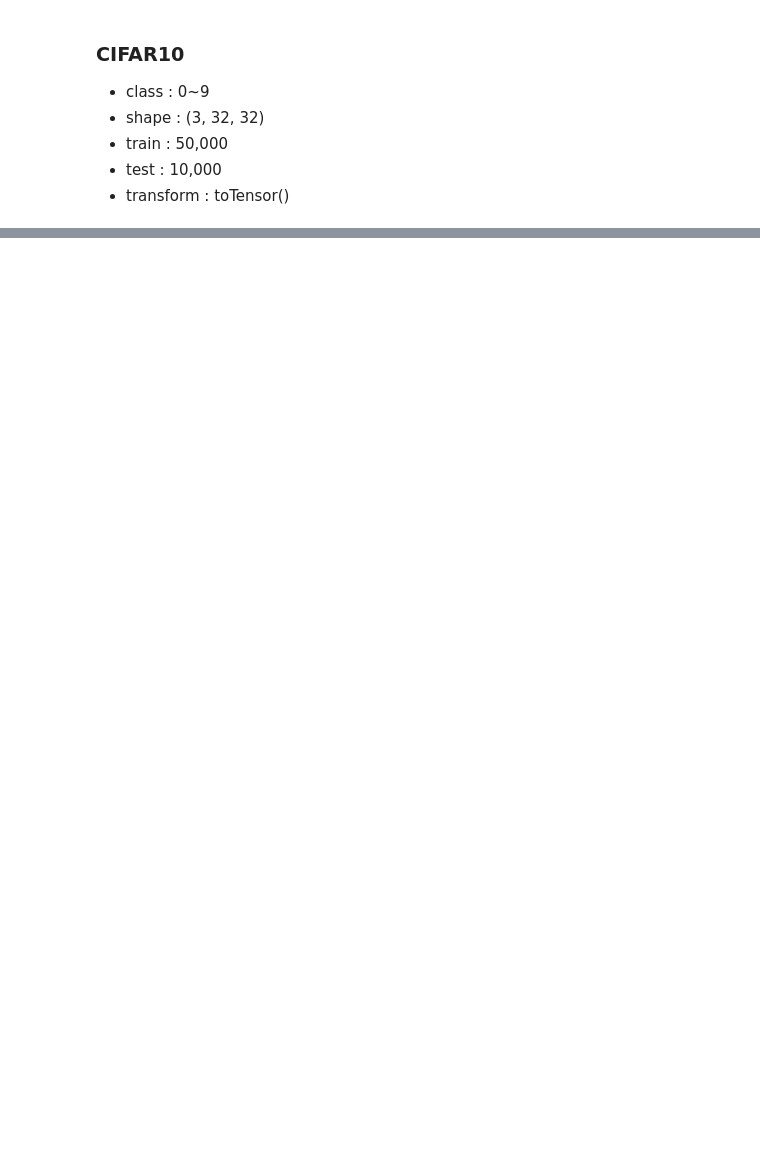
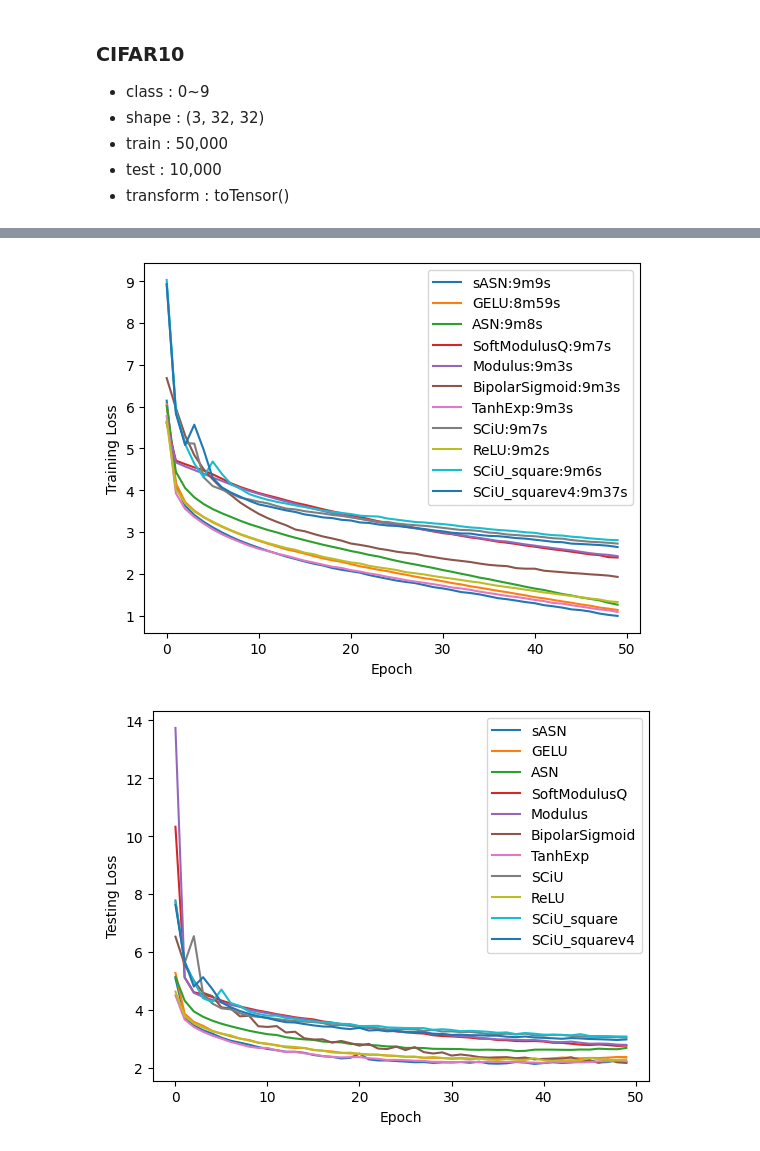
Before and after one commit to yeeca0101/experiments, a Jupyter notebook: dev_lab.ipynb, the cells around one changed output, grey strips where cells are left out. Cells and saved outputs as stored; diff of their text form; code cells hidden in the pictures; blank space fills up the shorter version.

```diff
--- a/dev_lab.ipynb
+++ b/dev_lab.ipynb
@@ -232,0 +258,42 @@ trainer.run_pipline(acts,
+# %%
+transform_train = transforms.Compose([
+    transforms.RandomCrop(32, padding=4),
+    transforms.RandomHorizontalFlip(),
+    transforms.ToTensor(),
+    transforms.Normalize((0.4914, 0.4822, 0.4465), (0.2023, 0.1994, 0.2010)),
+])
+
+transform_test = transforms.Compose([
+    transforms.ToTensor(),
+    transforms.Normalize((0.4914, 0.4822, 0.4465), (0.2023, 0.1994, 0.2010)),
+])
+
+train_dataset = CIFAR100(train=True,transform=transform_train)
+test_dataset = CIFAR100(train=False,transform=transform_test)
+
+
+train_loader = DataLoader(dataset=train_dataset, batch_size=512, shuffle=True,num_workers=2)
+test_loader = DataLoader(dataset=test_dataset, batch_size=512, shuffle=False,num_workers=2)
+# %%
+# model : ResNet18
+model_kwargs = {
+    'name':'resnet18',
+    'input_size': 32,
+    'in_channel': 3,
+    'n_classes': 100,
+    'num_layers':[2,2,2,2],
+}
+
+model_card = ModelCard(ResNet,**model_kwargs)
+trainer = Trainer(model_card=model_card,
+                  data_loader=train_loader,
+                  test_loader=test_loader,
+                  criterion=criterion,
+                  optimizer=optimizer,
+                  optimizer_kwargs= optimizer_kwargs,
+                  device=device)
+
+trainer.run_pipline(acts,
+                    num_epochs=num_epochs,
+                    experiments_dir=os.path.join(experiments_dir+'/cifar100',model_card.name))
+# %% [output]
@@ -232,0 +317,2 @@ trainer.run_pipline(acts,
+[figure, added]
+[figure, added]
```
Also changed, not shown: parts of 15 cells of this notebook, 3 other files.
